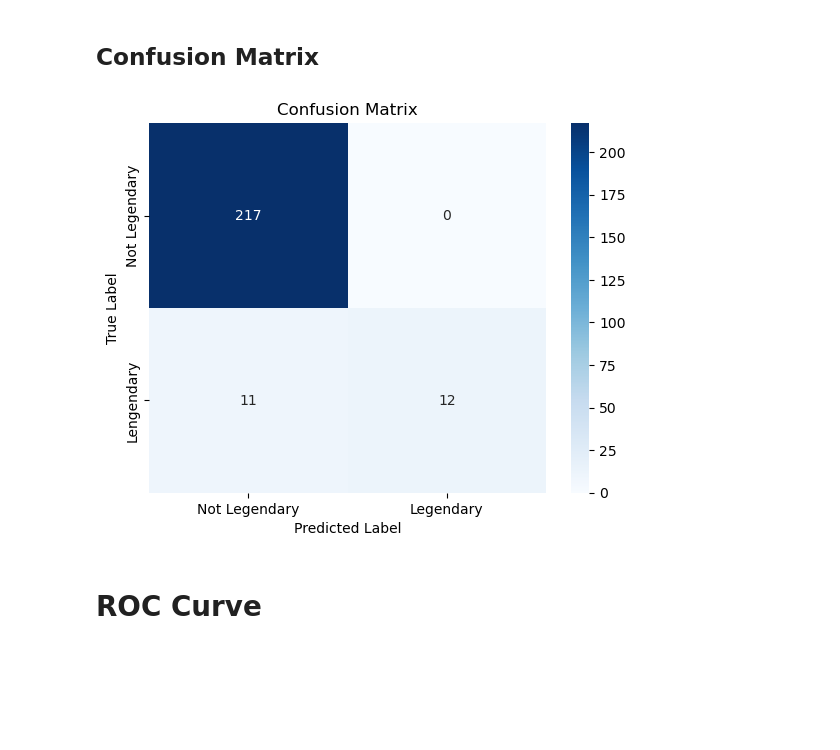
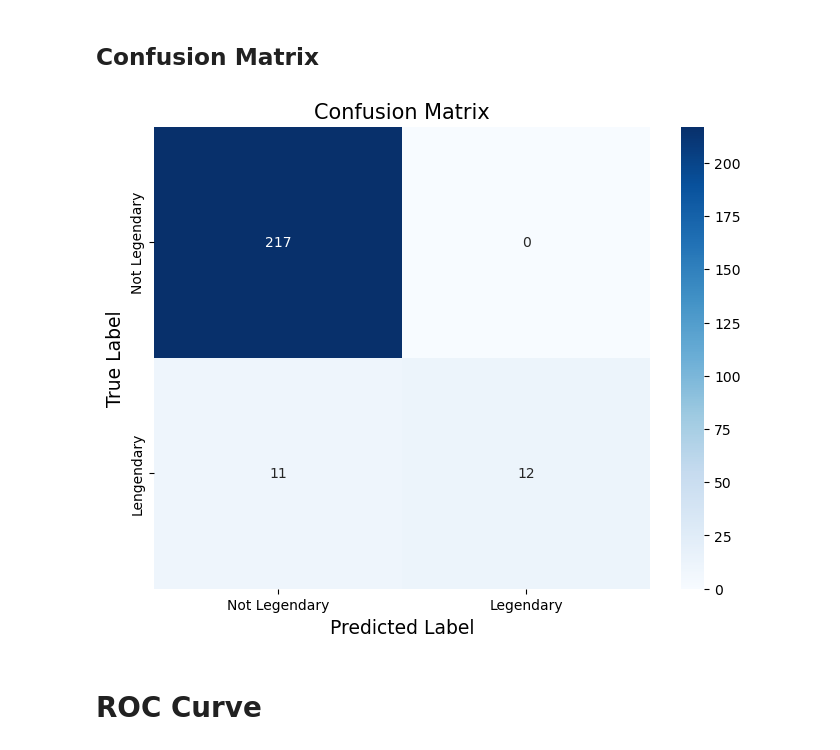
Before and after one commit to shane-sarabdial/CoefficientCrusaders, a Jupyter notebook: notebooks/pokemon.ipynb, the cells around one changed output. Cells and saved outputs as stored; diff of their text form; code cells hidden in the pictures; blank space fills up the shorter version.

Commit message:
added pokemon cm png

```diff
--- a/notebooks/pokemon.ipynb
+++ b/notebooks/pokemon.ipynb
@@ -20,7 +20,7 @@ import numpy as np
 
 pd.set_option('display.max_columns', None)
 # %%
-poke = pd.read_csv('data/Pokemon.csv')
+poke = pd.read_csv('../data/Pokemon.csv')
 # %%
 # poke.head(10)
 poke.info()
@@ -312,16 +311,17 @@ Accuracy: 0.9541666666666667
 # %%
 
 cm1 = confusion_matrix(y1_test,y1_pred)
-fig, ax = plt.subplots()
+fig, ax = plt.subplots(figsize=(8,6))
 sns.heatmap(cm1, annot=True, fmt='d', cmap='Blues', ax=ax,
             xticklabels=['Not Legendary', 'Legendary'],
             yticklabels=['Not Legendary', 'Lengendary'])
-ax.set_xlabel('Predicted Label')
-ax.set_ylabel('True Label')
-ax.set_title('Confusion Matrix')
+ax.set_xlabel('Predicted Label',  fontsize = 13.5)
+ax.set_ylabel('True Label', fontsize = 13.5)
+ax.set_title('Confusion Matrix' ,fontsize =15)
+plt.savefig('../images/cm_pokemon',bbox_inches='tight', transparent=True, facecolor ='#dcae52')
 plt.show()
 # %% [output]
-[figure, old version]
+[figure, new version]
 # %% [markdown]
 # ROC Curve
 # %%
```
Also changed, not shown: parts of 6 cells of this notebook, 1 other file.
